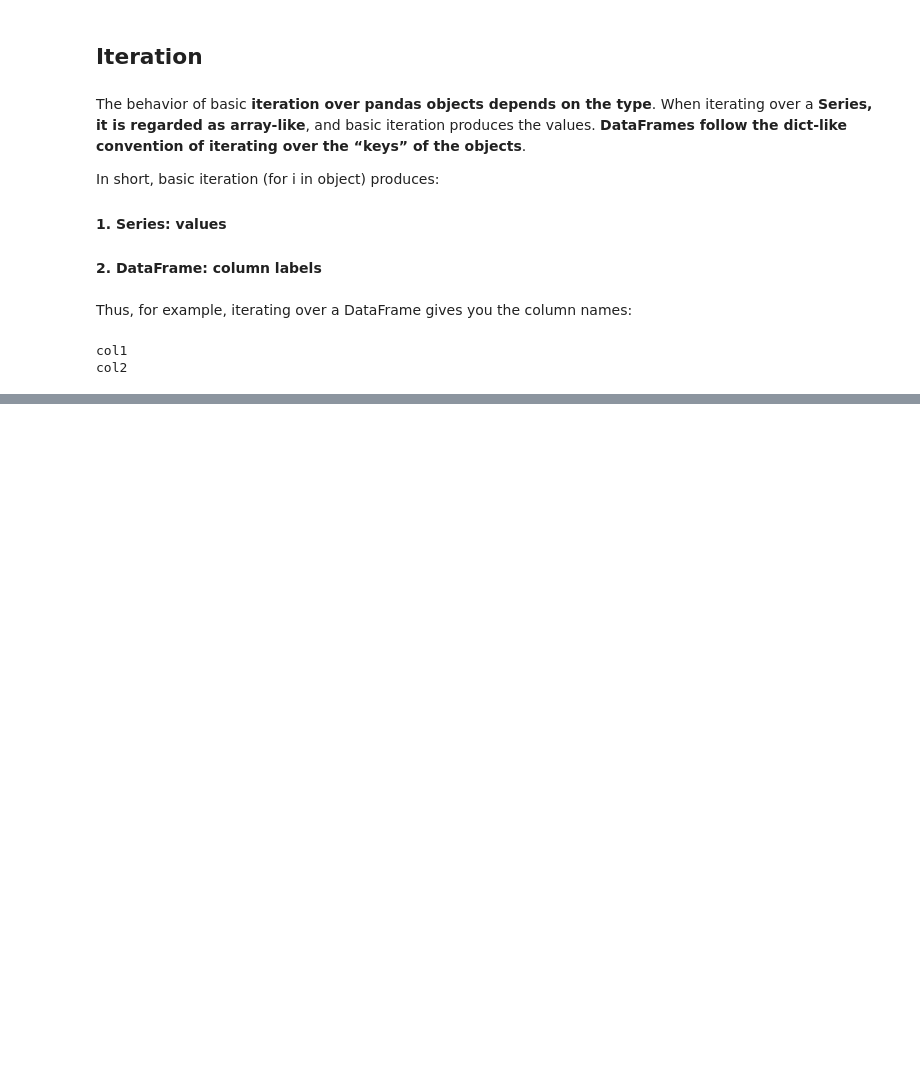
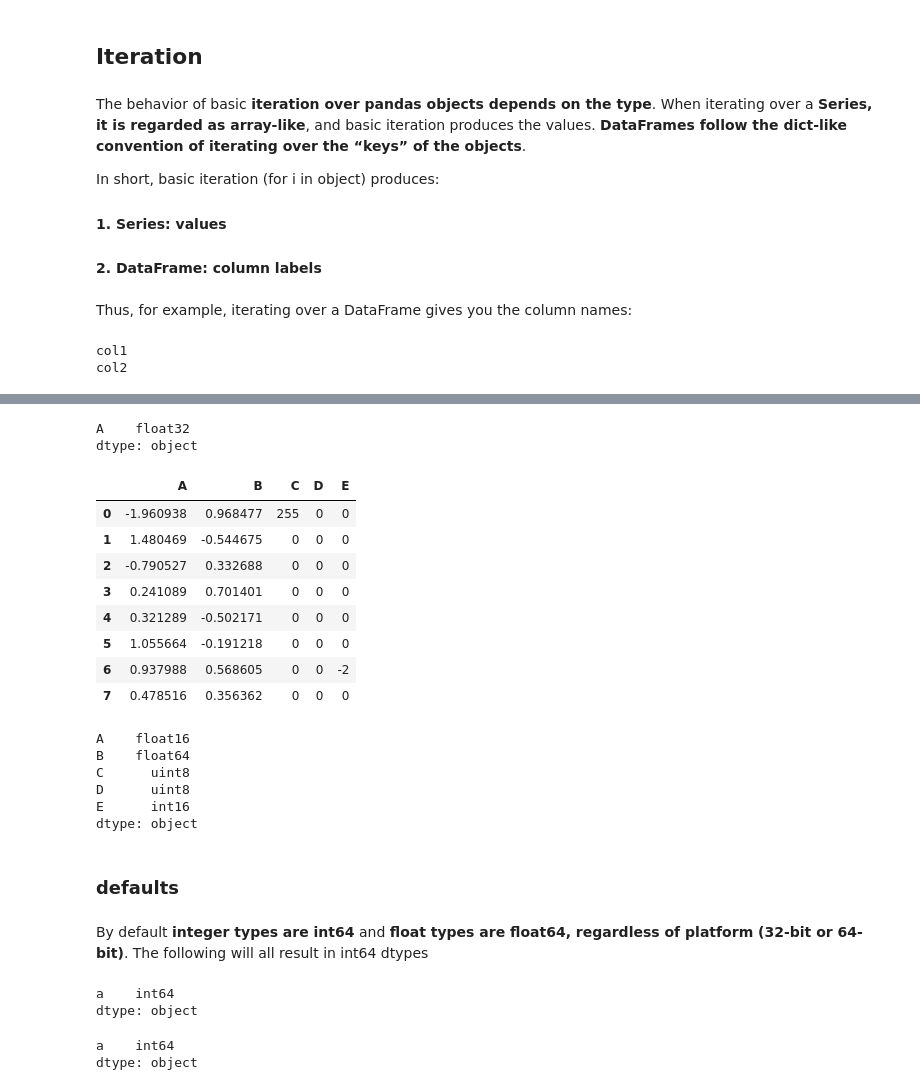
Before and after one commit to sumanA92/data-science, a Jupyter notebook: Introduction to Pandas/essential basic functionality_2.ipynb, the cells around one changed output, grey strips where cells are left out. Saved outputs shown, nothing was run; the diff lists cells and outputs as text; code cells hidden in the pictures; blank space fills up the shorter version.

```diff
--- a/Introduction to Pandas/essential basic functionality_2.ipynb
+++ b/Introduction to Pandas/essential basic functionality_2.ipynb
@@ -620,0 +1193,46 @@ Name: col2, dtype: float64
+# %%
+df1.dtypes
+# %% [output]
+A    float32
+dtype: object
+# %%
+df2 = pd.DataFrame({'A': pd.Series(np.random.randn(8), dtype='float16'),
+                        'B': pd.Series(np.random.randn(8)),
+                        'C': pd.Series(np.array(np.random.randn(8), dtype='uint8')),
+                        'D': pd.Series(np.random.randn(8), dtype='uint8'),
+                        'E': pd.Series(np.random.randn(8), dtype='int16')})
+# %%
+df2
+# %% [output]
+|  | A | B | C | D | E |
+| 0 | -1.960938 | 0.968477 | 255 | 0 | 0 |
+| 1 | 1.480469 | -0.544675 | 0 | 0 | 0 |
+| 2 | -0.790527 | 0.332688 | 0 | 0 | 0 |
+| 3 | 0.241089 | 0.701401 | 0 | 0 | 0 |
+| 4 | 0.321289 | -0.502171 | 0 | 0 | 0 |
+| 5 | 1.055664 | -0.191218 | 0 | 0 | 0 |
+| 6 | 0.937988 | 0.568605 | 0 | 0 | -2 |
+| 7 | 0.478516 | 0.356362 | 0 | 0 | 0 |
+# %%
+df2.dtypes
+# %% [output]
+A    float16
+B    float64
+C      uint8
+D      uint8
+E      int16
+dtype: object
+# %% [markdown]
+### defaults
+# %% [markdown]
+By default __integer types are int64__ and __float types are float64, regardless of platform (32-bit or 64-bit)__. The following will all result in int64 dtypes
+# %%
+pd.DataFrame([1, 2], columns=['a']).dtypes
+# %% [output]
+a    int64
+dtype: object
+# %%
+pd.DataFrame({'a': [1, 2]}).dtypes
+# %% [output]
+a    int64
+dtype: object
```
Also changed, not shown: parts of 332 cells of this notebook.
